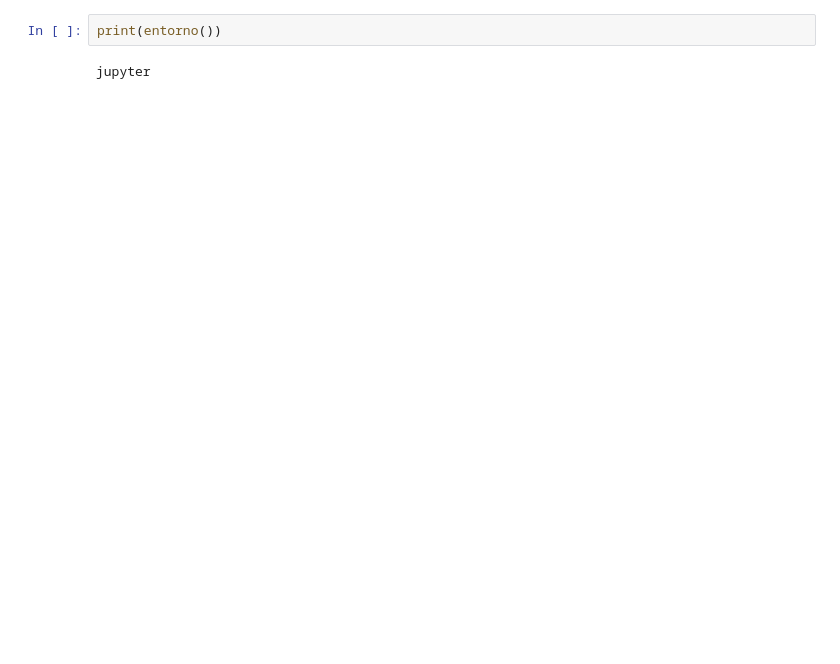
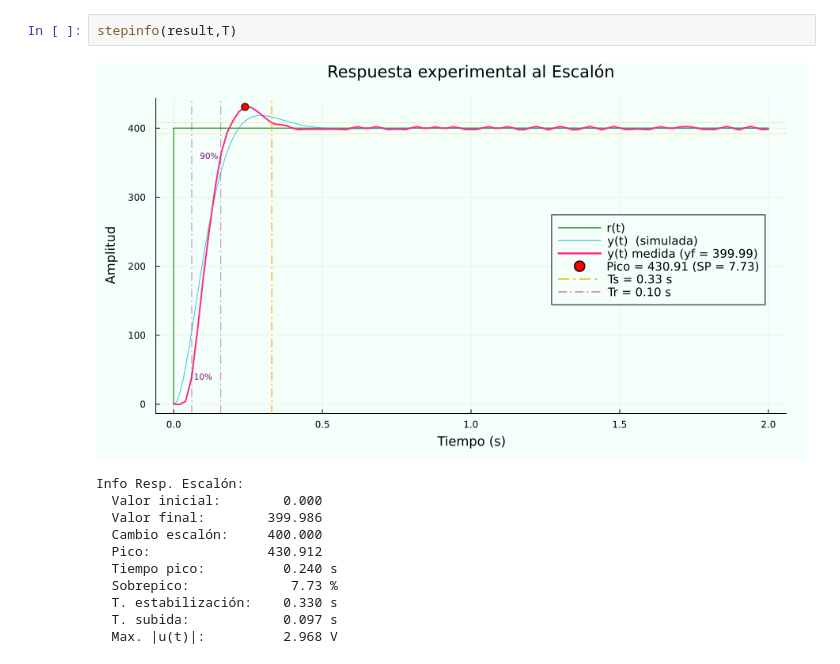
Before and after one commit to nebisman/DCMotor.jl, a Jupyter notebook: ejemplos/notebooks/notebook_test.ipynb, the cells around one changed output. Saved outputs shown, nothing was run; the diff lists cells and outputs as text; blank space fills up the shorter version.

```diff
--- a/ejemplos/notebooks/notebook_test.ipynb
+++ b/ejemplos/notebooks/notebook_test.ipynb
@@ -56,4 +38,14 @@ Info Resp. Escalón:
 # %%
-print(entorno())
+stepinfo(result,T)
 # %% [output]
+[figure, added]
-jupyter
+Info Resp. Escalón:
+  Valor inicial:        0.000
+  Valor final:        399.986
+  Cambio escalón:     400.000
+  Pico:               430.912
+  Tiempo pico:          0.240 s
+  Sobrepico:             7.73 %
+  T. estabilización:    0.330 s
+  T. subida:            0.097 s
+  Max. |u(t)|:          2.968 V
```
Also changed, not shown: parts of 4 cells of this notebook, 45 other files.
